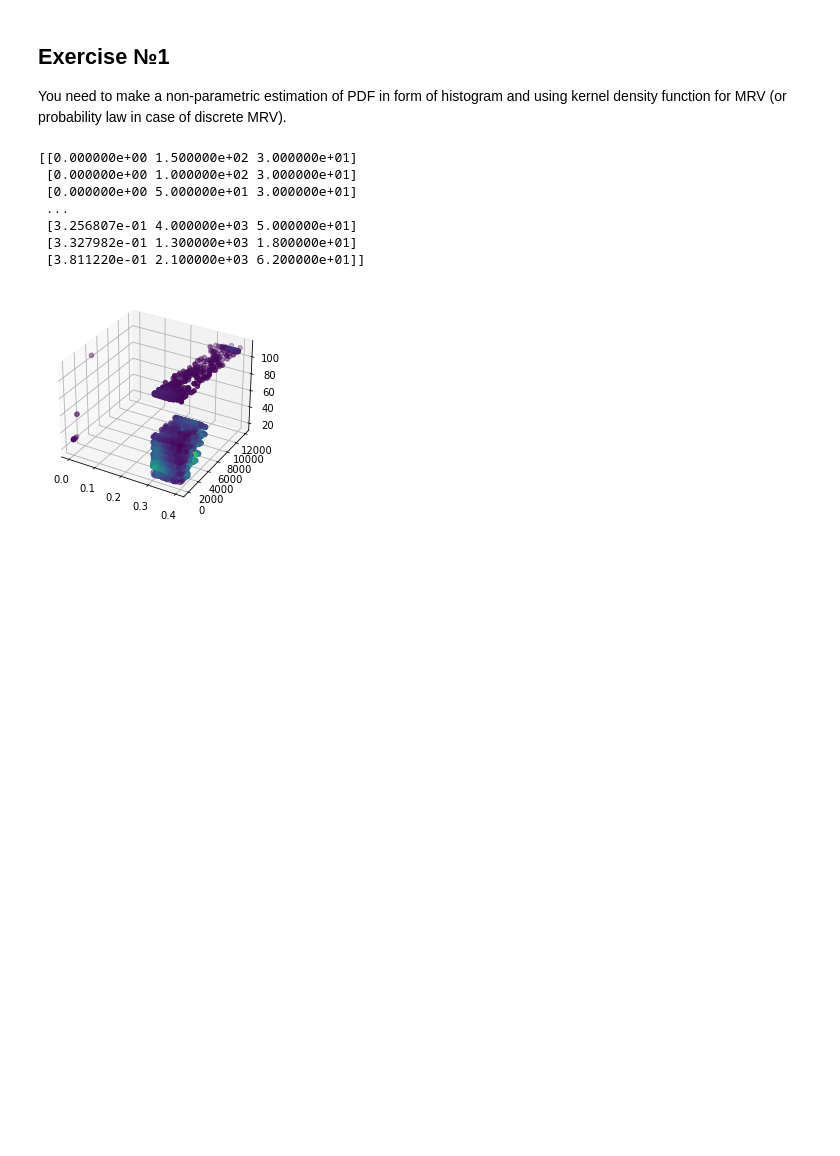
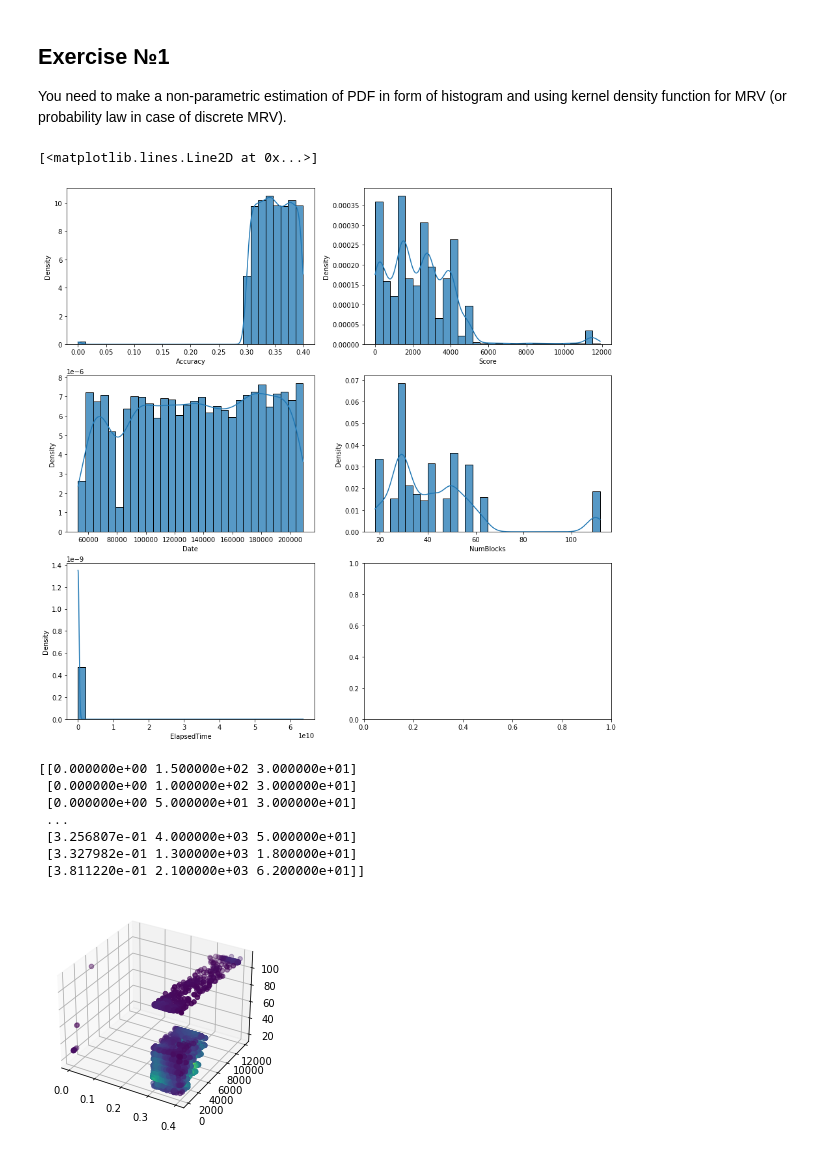
Before and after one commit to vandosik/M-M-MSA, a Jupyter notebook: Lab_2/lab_2.ipynb, the cells around one changed output. Cells and saved outputs as stored; diff of their text form; code cells hidden in the pictures; blank space fills up the shorter version.

```diff
--- a/Lab_2/lab_2.ipynb
+++ b/Lab_2/lab_2.ipynb
@@ -46,7 +60,16 @@ Accuracy:    the autoplay is tuned with a randomly-chosen accuracy. Higher numbe
 # %%
 # Colums renaming and data preparation
 source_df.Level = source_df.Level.astype(str)
-b = sns.lmplot("Accuracy", "Score", source_df, hue="Level", fit_reg=False)
-b.set(xlim=(0.29, 0.41))
-b.fig.set_size_inches(20,10)
+epoch = datetime(2019, 9, 7)
+
+for i in range(0, len(source_df['Date'])):
+    temptime = datetime.strptime(source_df['Date'][i], '%m/%d/%Y %I:%M:%S %p')
+    td = temptime - epoch
+    source_df['Date'][i] = td.days * 86400 + td.seconds
+source_df['Date'] = source_df['Date'].astype(int)
+source_df['NumBlocks'] = source_df['NumBlocks'].astype(int)
+source_df.head(7)
+# b = sns.lmplot("Accuracy", "Score", source_df, hue="Level", fit_reg=False)
+# b.set(xlim=(0.29, 0.41))
+# b.fig.set_size_inches(20,10)
 # %% [output]
@@ -54,6 +88,67 @@ b.fig.set_size_inches(20,10)
 # %% [markdown]
 ## Exercise №1
 You need to make a non-parametric estimation of PDF in form of histogram and using kernel density function for MRV (or probability law in case of discrete MRV).
+# %%
+nbins = 30
+
+# Price
+fig, ax = plt.subplots(3, 2, figsize=(15, 15))
+kernel = scipy.stats.gaussian_kde(source_df["Accuracy"])
+min_amount, max_amount = source_df["Accuracy"].min(), source_df["Accuracy"].max()
+x = np.linspace(min_amount, max_amount, len(source_df["Accuracy"]))
+kde_values = kernel(x)
+sns.histplot(source_df["Accuracy"], kde=False, bins=nbins, stat='density', ax=ax[0, 0], palette='Set3')
+ax[0, 0].plot(x, kde_values)
+# ax[0, 0].set_title('Price')
+
+# Dividend Yield
+kernel = scipy.stats.gaussian_kde(source_df["Score"])
+min_amount, max_amount = source_df["Score"].min(
+), source_df["Score"].max()
+x = np.linspace(min_amount, max_amount, len(source_df["Score"]))
+kde_values = kernel(x)
+sns.histplot(source_df["Score"], kde=False, bins=nbins, stat='density', ax=ax[0, 1], palette='Set3')
+ax[0, 1].plot(x, kde_values)
+# ax[0, 1].set_title("Score")
+
+# Earnings/Share
+kernel = scipy.stats.gaussian_kde(source_df["Date"])
+min_amount, max_amount = source_df["Date"].min(), source_df["Date"].max()
+x = np.linspace(min_amount, max_amount, len(source_df["Date"]))
+kde_values = kernel(x)
+sns.histplot(source_df["Date"], kde=False, bins=nbins, stat='density', ax=ax[1, 0], palette='Set3')
+ax[1, 0].plot(x, kde_values)
+# ax[1, 0].set_title("Date")
+
+# 52 week low
+kernel = scipy.stats.gaussian_kde(source_df["NumBlocks"])
+min_amount, max_amount = source_df["NumBlocks"].min(), source_df["NumBlocks"].max()
+x = np.linspace(min_amount, max_amount, len(source_df["NumBlocks"]))
+kde_values = kernel(x)
+sns.histplot(source_df["NumBlocks"], kde=False, bins=nbins, stat='density', ax=ax[1, 1], palette='Set3')
+ax[1, 1].plot(x, kde_values)
+# ax[1, 1].set_title("NumBlocks")
+
+# 52 week high
+kernel = scipy.stats.gaussian_kde(source_df["ElapsedTime"])
+min_amount, max_amount = source_df["ElapsedTime"].min(), source_df["ElapsedTime"].max()
+x = np.linspace(min_amount, max_amount, len(source_df["ElapsedTime"]))
+kde_values = kernel(x)
+sns.histplot(source_df["ElapsedTime"], kde=False, bins=nbins, stat='density', ax=ax[2, 0], palette='Set3')
+ax[2, 0].plot(x, kde_values)
+# ax[2, 0].set_title("ElapsedTime")
+
+# # market cap
+# kernel = scipy.stats.gaussian_kde(source_df["Score"])
+# min_amount, max_amount = source_df["Score"].min(), source_df["Score"].max()
+# x = np.linspace(min_amount, max_amount, len(source_df["Score"]))
+# kde_values = kernel(x)
+# sns.histplot(source_df["Score"], kde=False, bins=nbins, stat='density', ax=ax[2, 1], palette='Set3')
+# ax[2, 1].plot(x, kde_values)
+# # ax[2, 1].set_title('Markep Cap')
+# %% [output]
+[<matplotlib.lines.Line2D at 0x...>]
+[figure, added]
 # %%
 import numpy as np
 from scipy import stats
```
Also changed, not shown: parts of 13 cells of this notebook.
